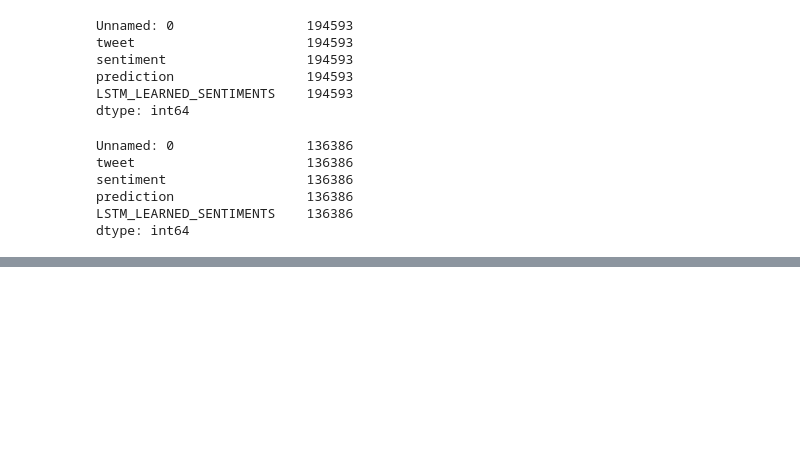
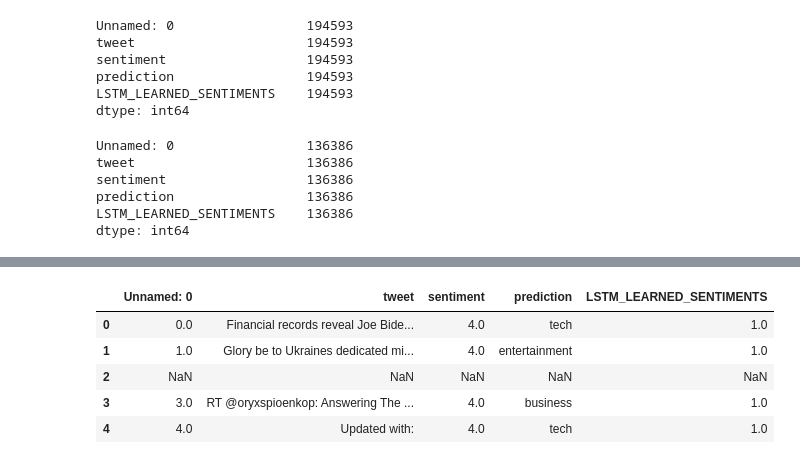
Before and after one commit to vnh7t/Sentiment-based-Topic-Modeling-on-Social-Media-data, a Jupyter notebook: Scorce Code/lastAndVisulization.ipynb, the cells around one changed output, grey strips where cells are left out. Cells and saved outputs as stored; diff of their text form; code cells hidden in the pictures; blank space fills up the shorter version.

```diff
--- a/Scorce Code/lastAndVisulization.ipynb
+++ b/Scorce Code/lastAndVisulization.ipynb
@@ -490,3 +360,0 @@ dtype: int64
-# %%
-df_pos=df[df["LSTM_LEARNED_SENTIMENTS"]==1]
-df_neg=df[df["LSTM_LEARNED_SENTIMENTS"]==0]
@@ -661,0 +412,9 @@ pyLDAvis.display(lda_display)
+# %%
+df_pos.head()
+# %% [output]
+|  | Unnamed: 0 | tweet | sentiment | prediction | LSTM_LEARNED_SENTIMENTS |
+| 0 | 0.0 | Financial records reveal Joe Bide... | 4.0 | tech | 1.0 |
+| 1 | 1.0 | Glory be to Ukraines dedicated mi... | 4.0 | entertainment | 1.0 |
+| 2 | NaN | NaN | NaN | NaN | NaN |
+| 3 | 3.0 | RT @oryxspioenkop: Answering The ... | 4.0 | business | 1.0 |
+| 4 | 4.0 | Updated with: | 4.0 | tech | 1.0 |
```
Also changed, not shown: parts of 56 cells of this notebook.
